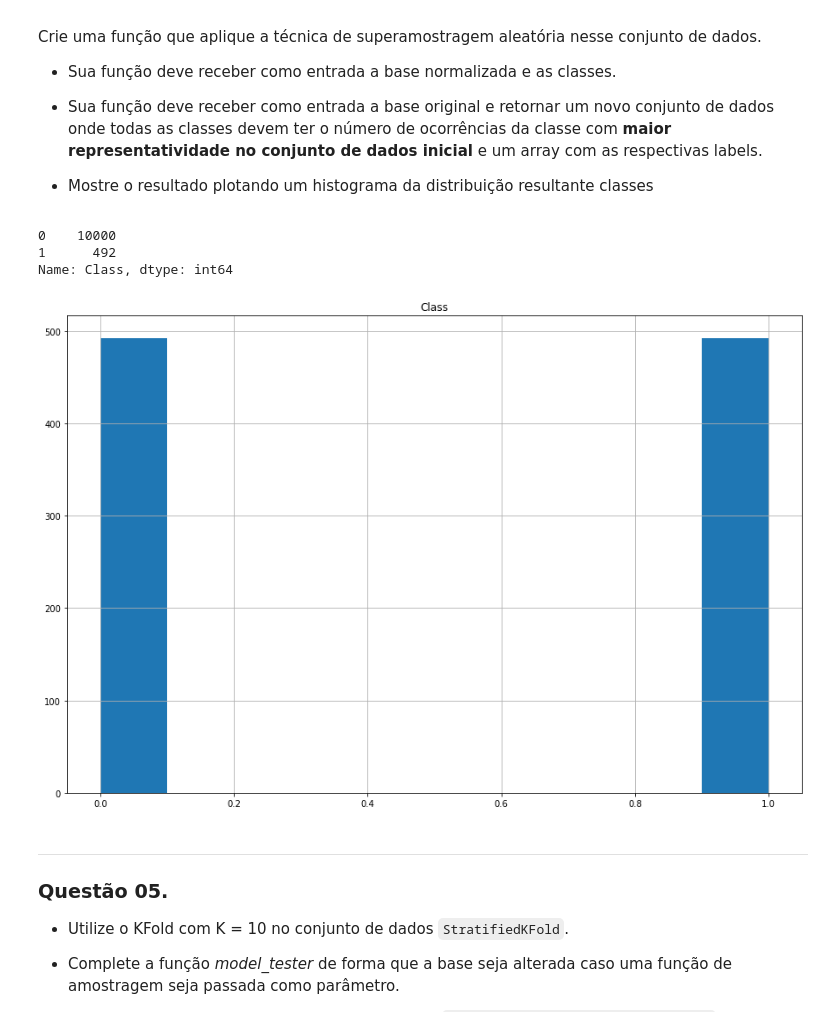
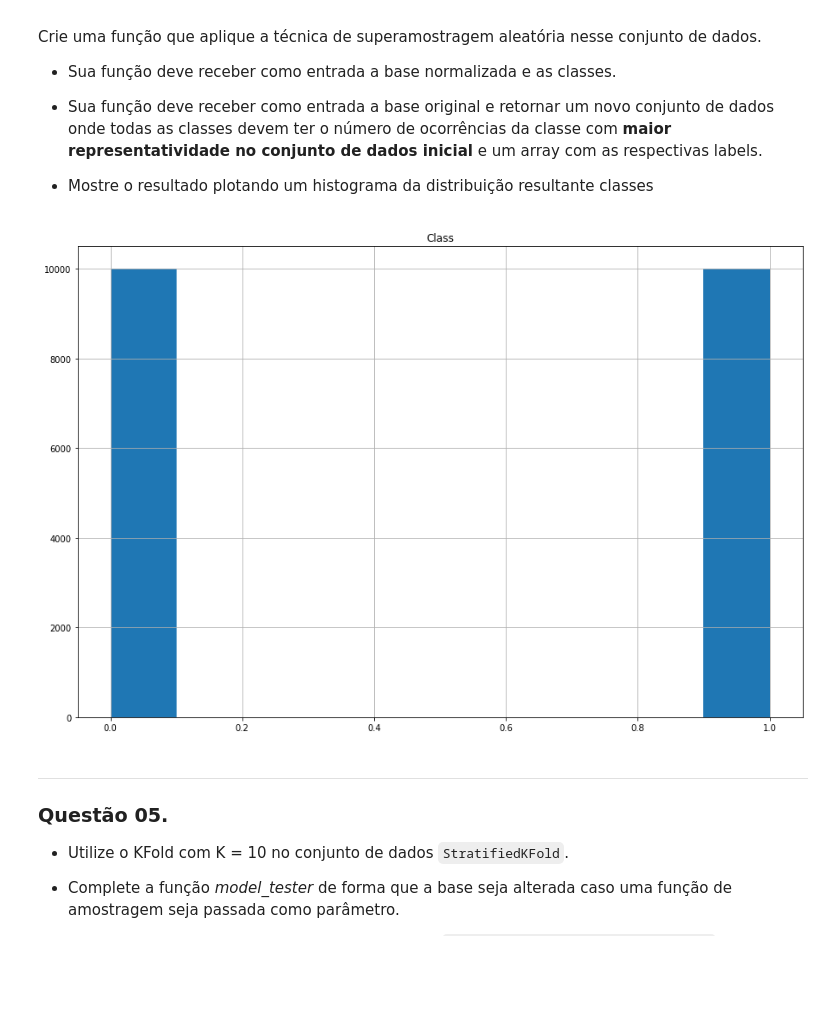
Before and after one commit to Teitei011/Ciencias-de-Dados, a Jupyter notebook: Exercício 5/Ex4.ipynb, the cells around one changed output. Drawn from its saved outputs; the diff is of its cells as text; code cells hidden in the pictures; blank space fills up the shorter version.

```diff
--- a/Exercício 5/Ex4.ipynb
+++ b/Exercício 5/Ex4.ipynb
@@ -202,35 +199,32 @@ Crie uma função que aplique a técnica de superamostragem aleatória nesse con
 # %%
 def oversample(inputs: pd.DataFrame, targets: pd.DataFrame) -> (pd.DataFrame, pd.DataFrame):
 
     lista = inputs[targets].value_counts()
     index = lista.idxmin()
 
     # classes_smaller o menor
     classes_smaller = inputs[inputs[targets] == int(index)]
 
     # Fazendo uma sample com o menor valor
     sample = classes_smaller.sample(n=lista[lista.idxmax()], replace=True)
 
 
     # Separando o maior
     classes_bigger = inputs[inputs[targets] == lista.idxmax()]
 
 
     # Juntando as samples com o classes_biffer
     undersampled_data = pd.concat([classes_bigger, sample])
     undersampled_targets = undersampled_data [targets]
 
 
     undersampled_data.hist('Class')
 
     return undersampled_data, undersampled_targets
 
-undersampled_data, undersampled_targets = undersample(dados, "Class")
+oversample_data, oversample_targets = oversample(dados, "Class")
 # %% [output]
-0    10000
-1      492
-Name: Class, dtype: int64
-[figure, old version]
+[figure, new version]
 # %% [markdown]
 
 
```
Also changed, not shown: parts of 5 cells of this notebook, 2 other files.
